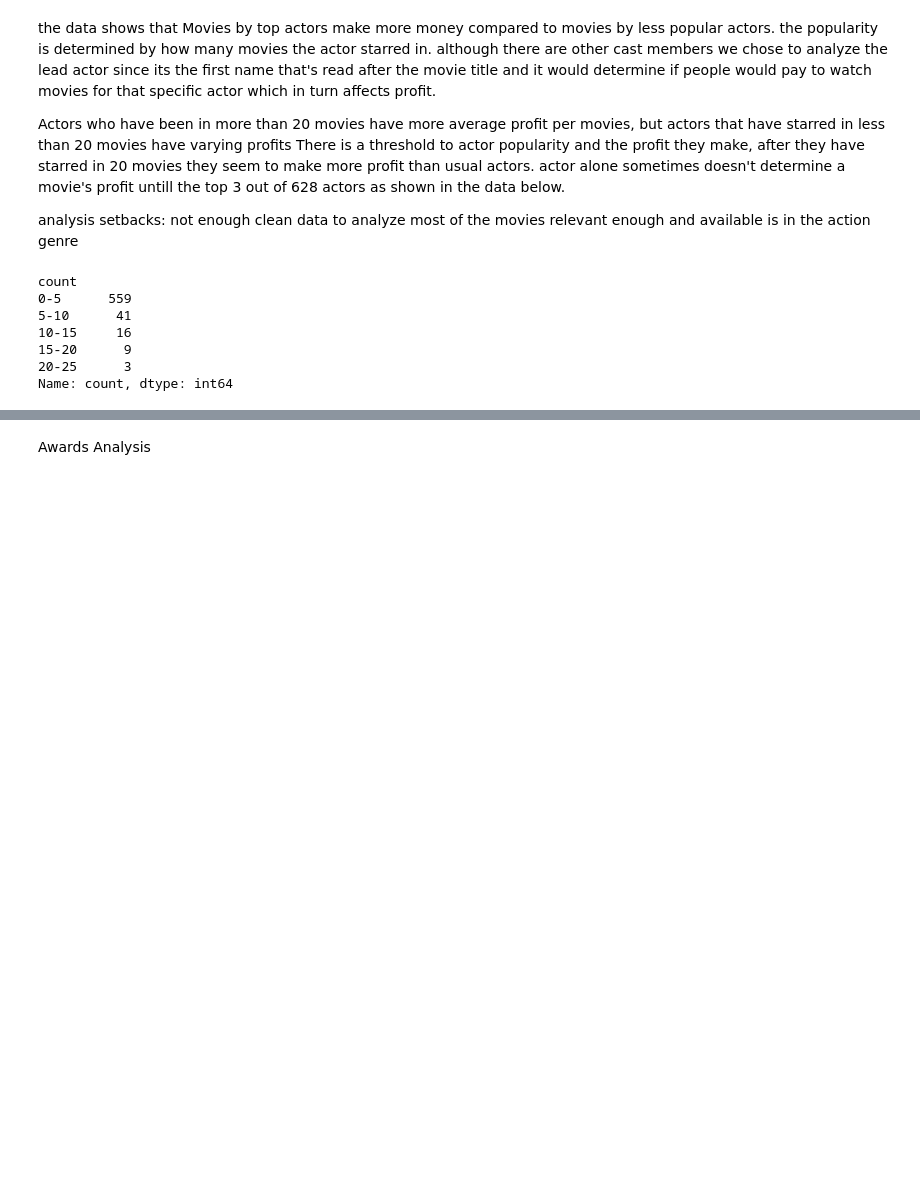
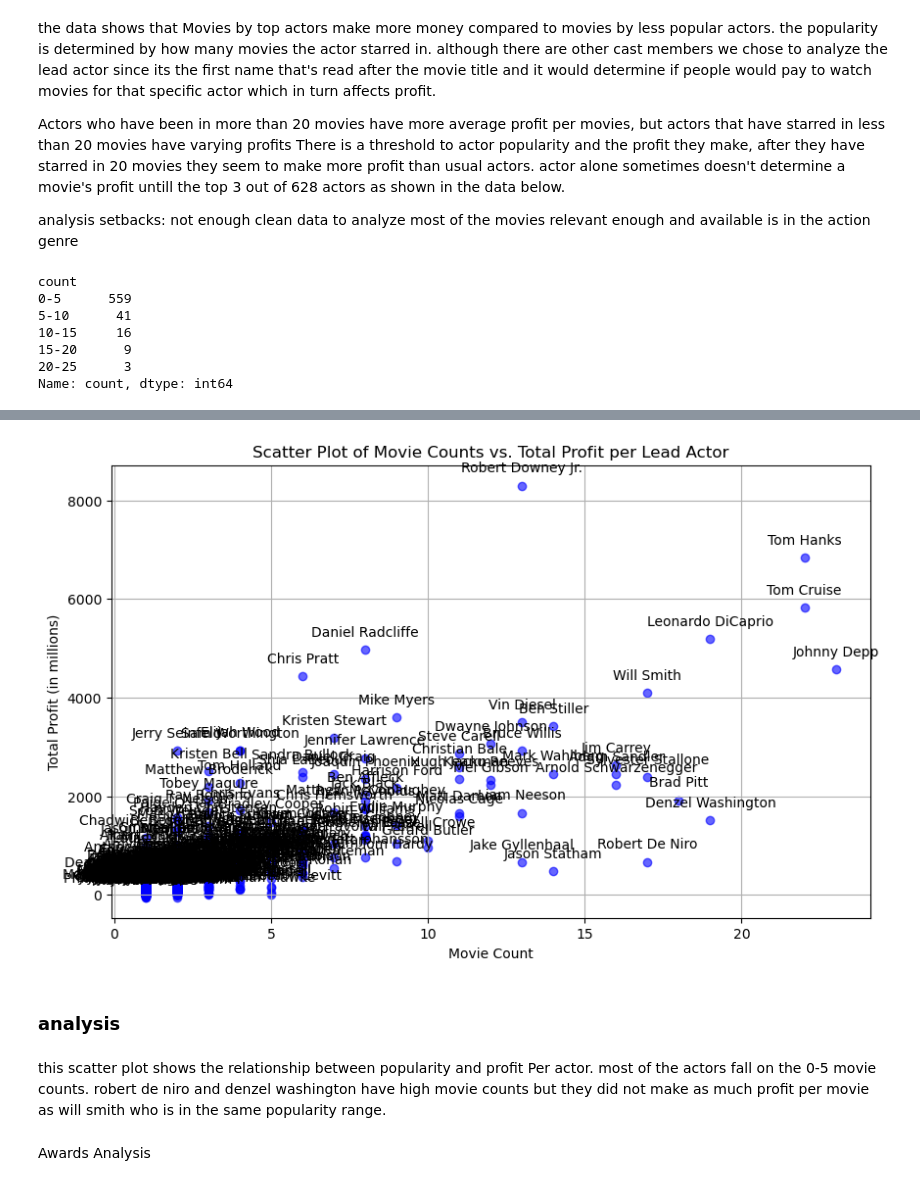
Before and after one commit to jvwastaken/Blockbuster-Breakdown, a Jupyter notebook: Data/Data_Analysis.ipynb, the cells around one changed output, grey strips where cells are left out. Saved outputs shown, nothing was run; the diff lists cells and outputs as text; code cells hidden in the pictures; blank space fills up the shorter version.

Commit message:
final analysis 2 plots

```diff
--- a/Data/Data_Analysis.ipynb
+++ b/Data/Data_Analysis.ipynb
@@ -162,0 +190,9 @@ Name: count, dtype: int64
+# %%
+if Actors_df['Rotten_Tomato_O'].max() <= 1.0:
+    Actors_df['Rotten_Tomato_O'] = (Actors_df['Rotten_Tomato_O'] * 100)
+
+# Apply multiplication to 'Rating' if it hasn't been scaled up yet
+if Actors_df['Rating'].max() <= 10:
+    Actors_df['Rating'] = (Actors_df['Rating'] * 10)
+
+Actors_df.head()
@@ -163,2 +206,40 @@ Name: count, dtype: int64
+# %%
+profit_per_actor = Actors_df.groupby('Lead actor')['profit'].sum()
+
+# Merge the counts and profits into a single DataFrame
+actors_stats = pd.DataFrame({
+    'Movie Count': actors_most_movies,
+    'Total Profit': profit_per_actor
+}).reset_index()
+
+# Rename columns for clarity
+actors_stats.rename(columns={'index': 'Lead Actor'}, inplace=True)
+
+# Create the scatter plot
+plt.figure(figsize=(10, 6))
+plt.scatter(actors_stats['Movie Count'], actors_stats['Total Profit'] / 1_000_000, color='blue', alpha=0.6)
+
+# Label the axes
+plt.xlabel('Movie Count')
+plt.ylabel('Total Profit (in millions)')
+plt.title('Scatter Plot of Movie Counts vs. Total Profit per Lead Actor')
+
+# Annotate points with actor names
+for i in range(len(actors_stats)):
+    plt.annotate(actors_stats['Lead actor'][i],
+                 (actors_stats['Movie Count'][i], actors_stats['Total Profit'][i] / 1_000_000),
+                 textcoords="offset points",
+                 xytext=(0,10),
+                 ha='center')
+
+# Show the plot
+plt.grid(True)
+plt.show()
+# %% [output]
+[figure, added]
+# %% [markdown]
+### analysis
+# %% [markdown]
+this scatter plot shows the relationship between popularity and profit Per actor. most of the actors fall on the 0-5 movie counts. robert de niro and denzel washington have high movie counts but they did not make as much profit per movie as will smith who is in the same popularity range.
 # %% [markdown]
 Awards Analysis
```
Also changed, not shown: parts of 2 cells of this notebook.
